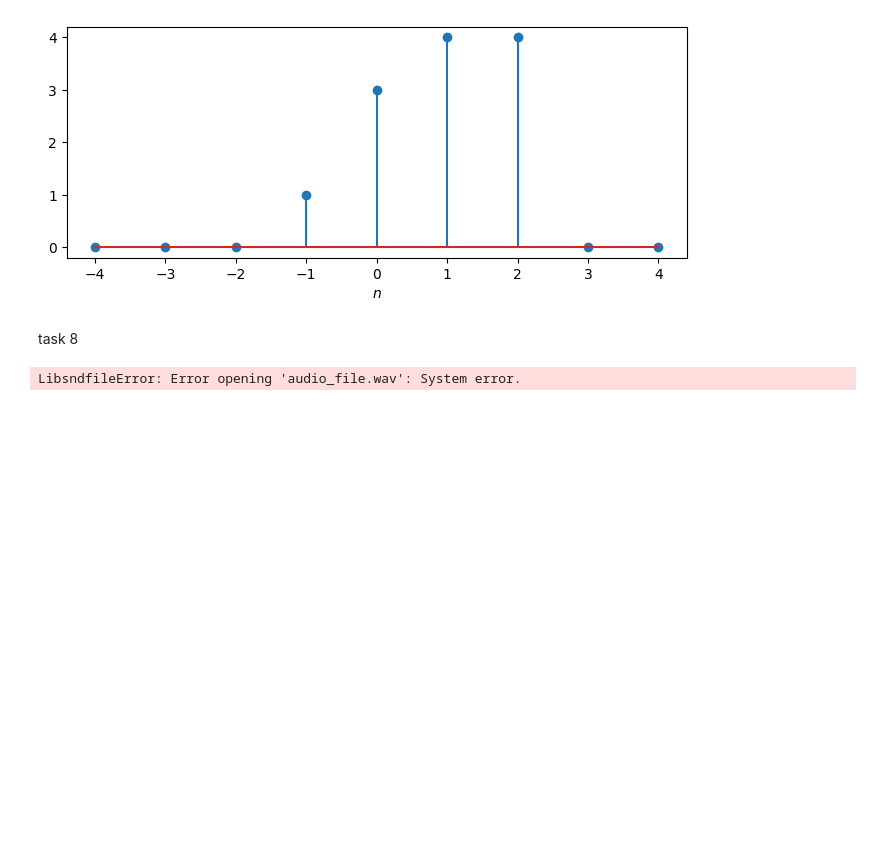
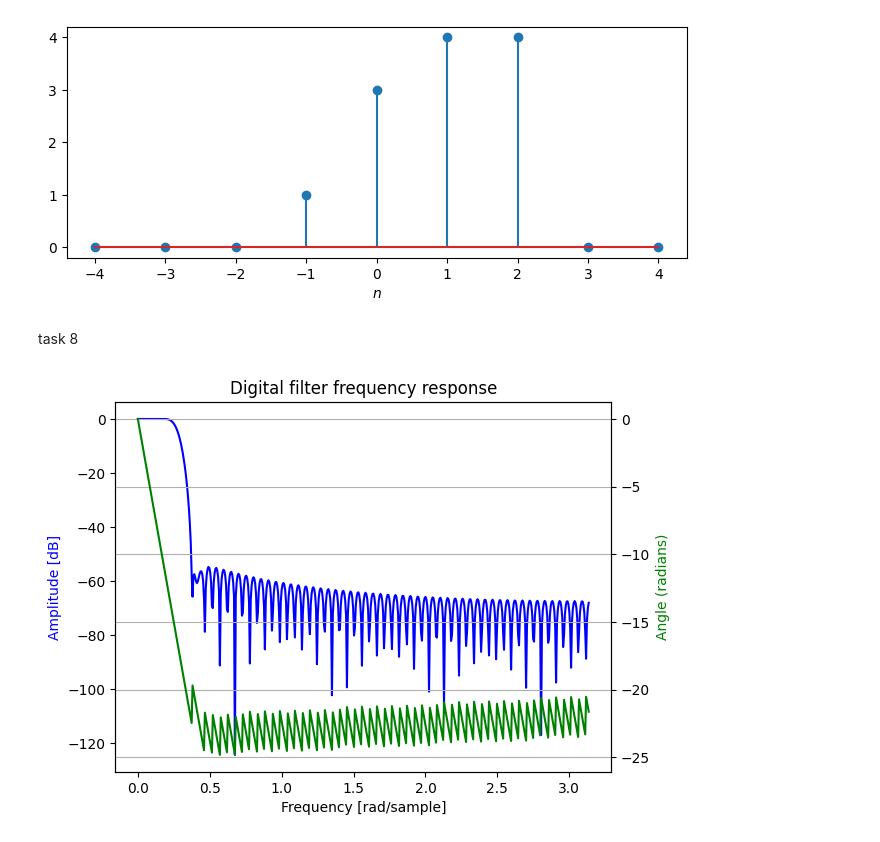
Before and after one commit to KaveeshwaraBandara/EN1094_Laboratory_Practice, a Jupyter notebook: Signal/workshop3.ipynb, the cells around one changed output. Drawn from its saved outputs; the diff is of its cells as text; code cells hidden in the pictures; blank space fills up the shorter version.

```diff
--- a/Signal/workshop3.ipynb
+++ b/Signal/workshop3.ipynb
@@ -180,28 +180,31 @@ task 8
 # %%
 from scipy import signal
 import numpy as np
 import matplotlib.pyplot as plt
 import soundfile as sf
 data, samplerate = sf.read('audio_file.wav')
 nyquist = samplerate//2
 fc = 2000/nyquist
 n = 121
 b = signal.firwin(n, fc, pass_zero=True)
 w, h = signal.freqz(b)
 import matplotlib.pyplot as plt
 fig, ax1 = plt.subplots()
 ax1.set_title('Digital filter frequency response')
 ax1.plot(w, 20 * np.log10(abs(h)), 'b')
 ax1.set_ylabel('Amplitude [dB]', color='b')
 ax1.set_xlabel('Frequency [rad/sample]')
 ax2 = ax1.twinx()
 angles = np.unwrap(np.angle(h))
 ax2.plot(w, angles, 'g')
 ax2.set_ylabel('Angle (radians)', color='g')
 ax2.grid()
 ax2.axis('tight')
 plt.show()
-% Your code here for convolution.
+
+ch1 = signal.convolve(data[:, 0], b, mode='same')
+ch2 = signal.convolve(data[:, 1], b, mode='same')
+
 sf.write('audio_file_filtered.wav', np.vstack((ch1, ch2)).T + data, samplerate)
 # %% [output]
-LibsndfileError: Error opening 'audio_file.wav': System error.
+[figure, added]
```
Also changed, not shown: 2 other files.
